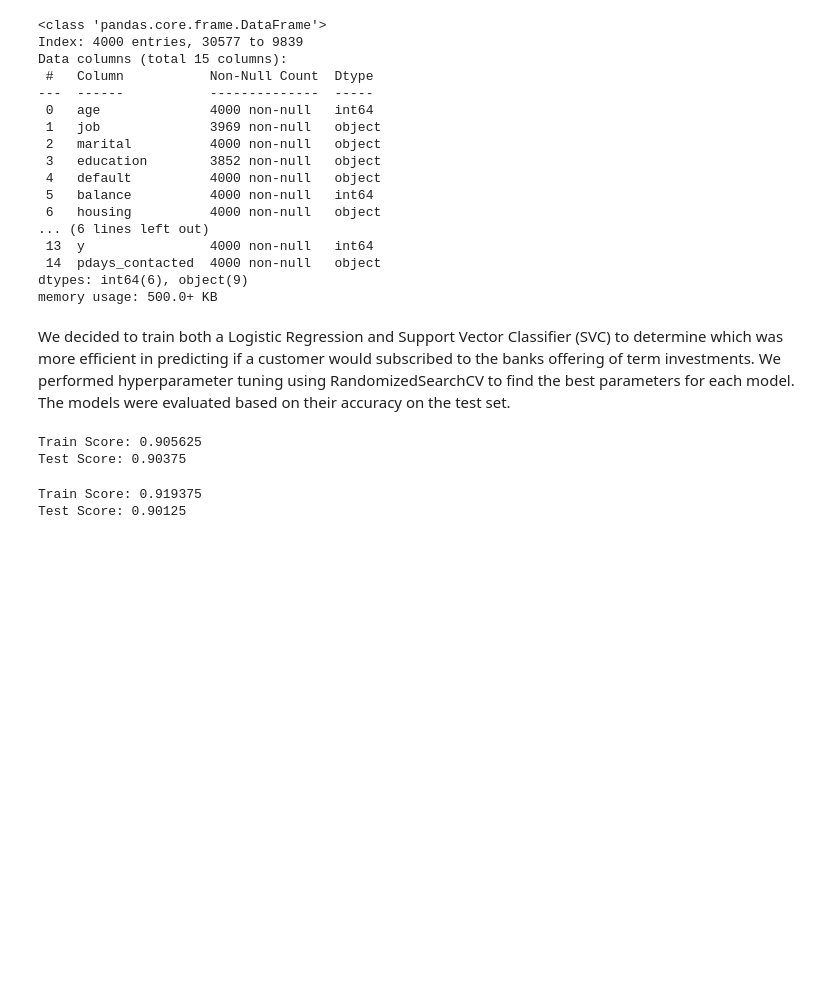
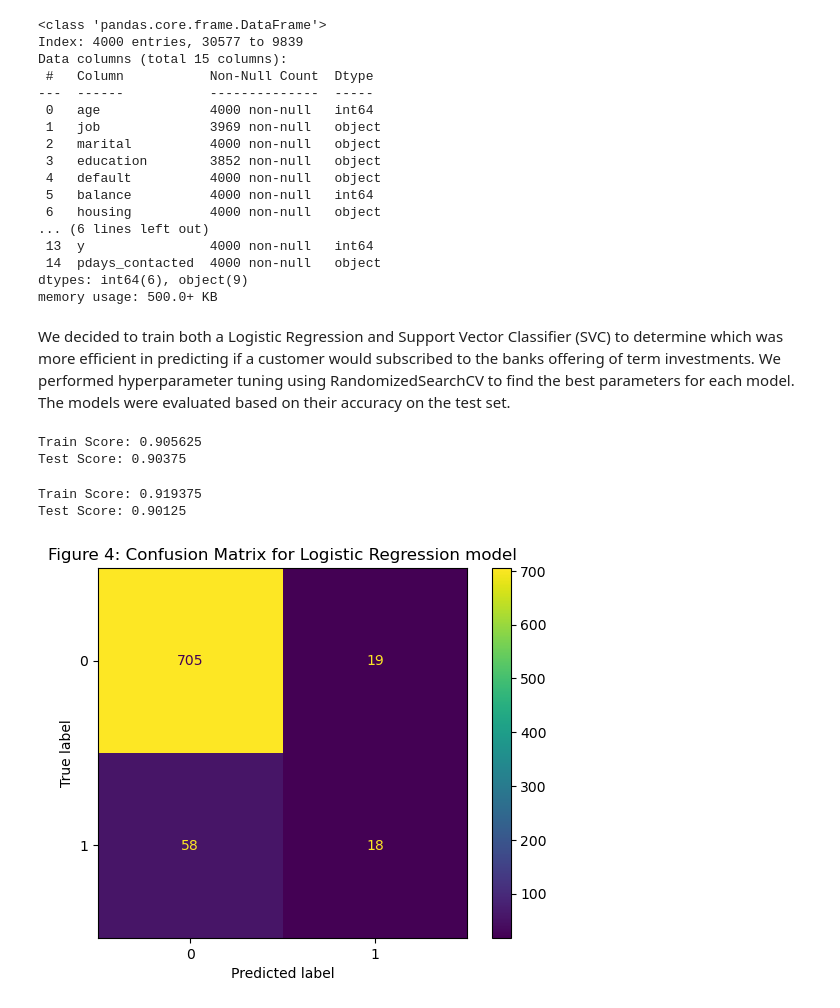
Before and after one commit to dvorster/term-deposit-classifier, a Jupyter notebook: term-deposit-analysis.ipynb, the cells around one changed output. Cells and saved outputs as stored; diff of their text form; code cells hidden in the pictures; blank space fills up the shorter version.

```diff
--- a/term-deposit-analysis.ipynb
+++ b/term-deposit-analysis.ipynb
@@ -176,3 +277,15 @@ print(f'Test Score: {random_svc.score(X_test, y_test)}')
 # %% [output]
 Train Score: 0.919375
 Test Score: 0.90125
+# %%
+#Confusion Matrix for Logistic Regression model
+ConfusionMatrixDisplay.from_estimator(
+    random_lr,
+    X_test,
+    y_test,
+    values_format="d",
+);
+plt.title("Figure 4: Confusion Matrix for Logistic Regression model")
+plt.show()
+# %% [output]
+[figure, added]
```
Also changed, not shown: parts of 14 cells of this notebook.
